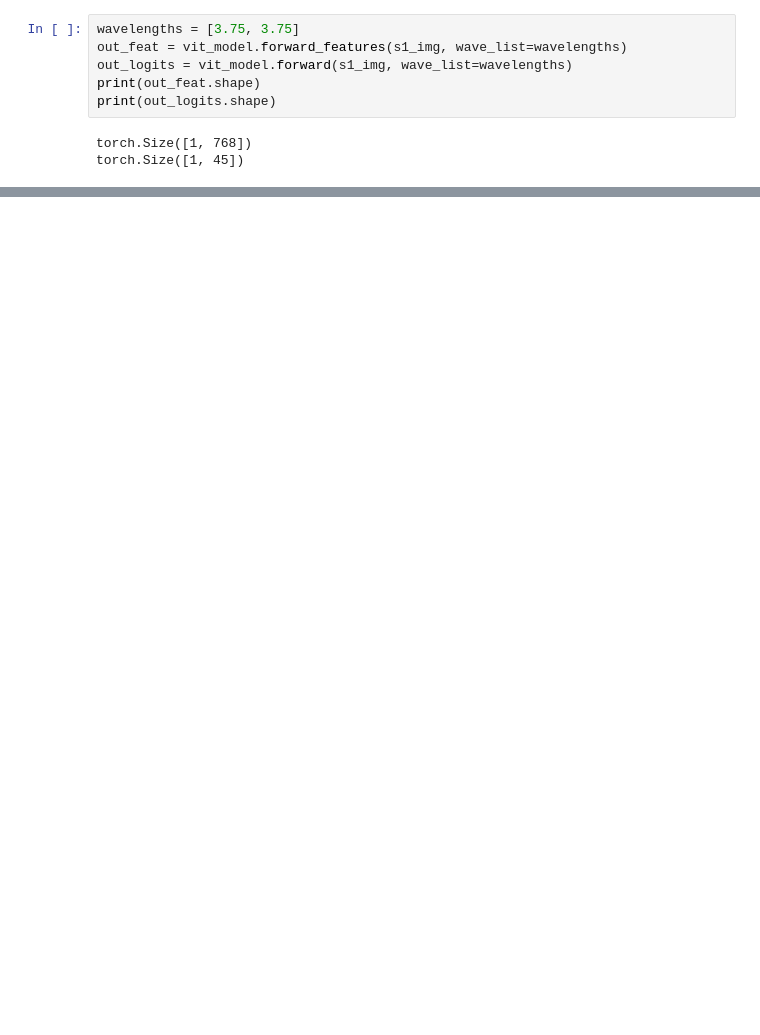
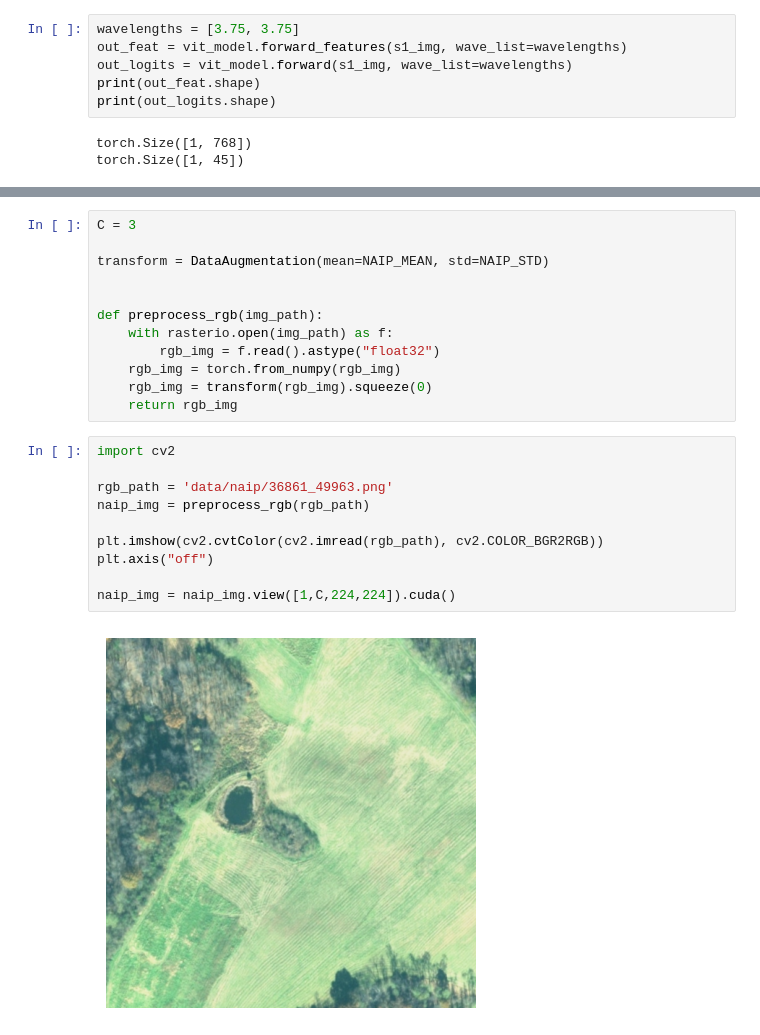
Before and after one commit to xiong-zhitong/DOFA-pytorch, a Jupyter notebook: demo.ipynb, the cells around one changed output, grey strips where cells are left out. Cells and saved outputs as stored; diff of their text form; blank space fills up the shorter version.

```diff
--- a/demo.ipynb
+++ b/demo.ipynb
@@ -170,0 +231,24 @@ torch.Size([1, 45])
+# %%
+C = 3
+
+transform = DataAugmentation(mean=NAIP_MEAN, std=NAIP_STD)
+
+
+def preprocess_rgb(img_path):
+    with rasterio.open(img_path) as f:
+        rgb_img = f.read().astype("float32")
+    rgb_img = torch.from_numpy(rgb_img)
+    rgb_img = transform(rgb_img).squeeze(0)
+    return rgb_img
+# %%
+import cv2
+
+rgb_path = 'data/naip/36861_49963.png'
+naip_img = preprocess_rgb(rgb_path)
+
+plt.imshow(cv2.cvtColor(cv2.imread(rgb_path), cv2.COLOR_BGR2RGB))
+plt.axis("off")
+
+naip_img = naip_img.view([1,C,224,224]).cuda()
+# %% [output]
+[figure, added]
```
Also changed, not shown: parts of 14 cells of this notebook.
